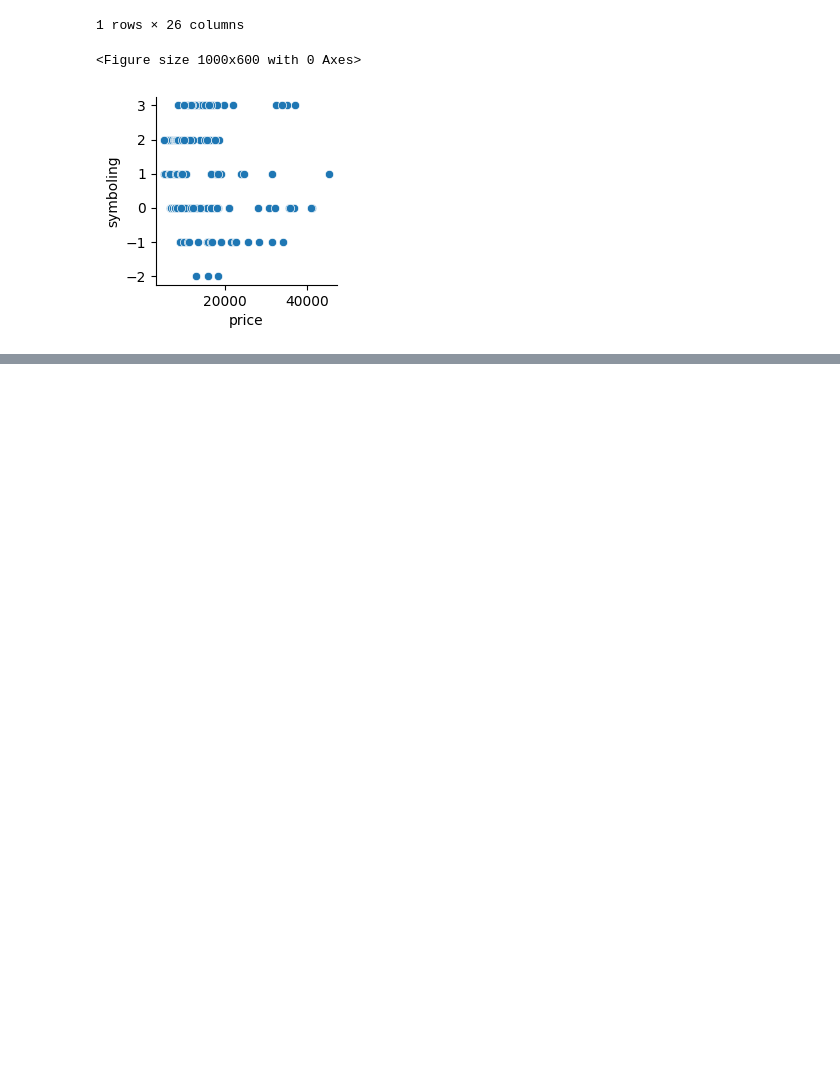
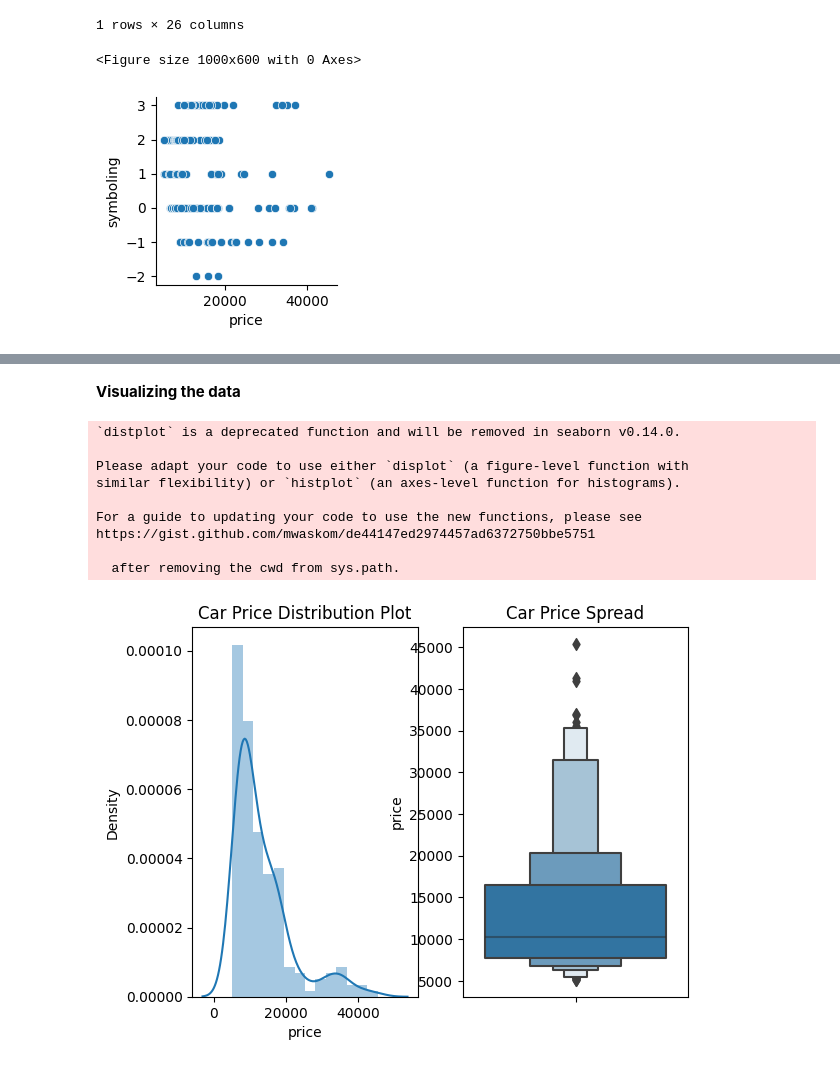
Before and after one commit to Prateek07-Kumar/Oasis_Infobyte_Internship, a Jupyter notebook: Task-1/car_price.ipynb, the cells around one changed output, grey strips where cells are left out. Cells and saved outputs as stored; diff of their text form; code cells hidden in the pictures; blank space fills up the shorter version.

```diff
--- a/Task-1/car_price.ipynb
+++ b/Task-1/car_price.ipynb
@@ -90,0 +99,7 @@ plt.show()
+# %%
+# splitting company name from CarName columns
+
+CompanyName = car_data['CarName'].apply(lambda x: x.split(' ')[0])
+car_data.insert(3,"CompanyName",CompanyName)
+car_data.drop(['CarName'],axis=1,inplace=True)
+car_data.head(2)
@@ -90,0 +127,13 @@ plt.show()
+# %%
+car_data.CompanyName = car_data.CompanyName.str.lower()
+
+def replace_name(a,b):
+    car_data.CompanyName.replace(a,b,inplace=True)
+
+replace_name('maxda','mazda')
+replace_name('porcshce','porsche')
+replace_name('toyouta','toyota')
+replace_name('vokswagen','volkswagen')
+replace_name('vw','volkswagen')
+
+car_data.CompanyName.unique()
@@ -90,0 +164,26 @@ plt.show()
+# %% [markdown]
+**Visualizing the data**
+# %%
+plt.Figure(figsize=(20,10))
+plt.subplot(1,2,1)
+plt.title('Car Price Distribution Plot')
+sns.distplot(car_data.price)
+
+
+
+plt.subplot(1,2,2)
+plt.title('Car Price Spread')
+sns.boxenplot(y=car_data.price)
+
+plt.show()
+# %% [output]
+`distplot` is a deprecated function and will be removed in seaborn v0.14.0.
+
+Please adapt your code to use either `displot` (a figure-level function with
+similar flexibility) or `histplot` (an axes-level function for histograms).
+
+For a guide to updating your code to use the new functions, please see
+https://gist.github.com/mwaskom/de44147ed2974457ad6372750bbe5751
+
+  after removing the cwd from sys.path.
+[figure, added]
```
Also changed, not shown: parts of 13 cells of this notebook.
